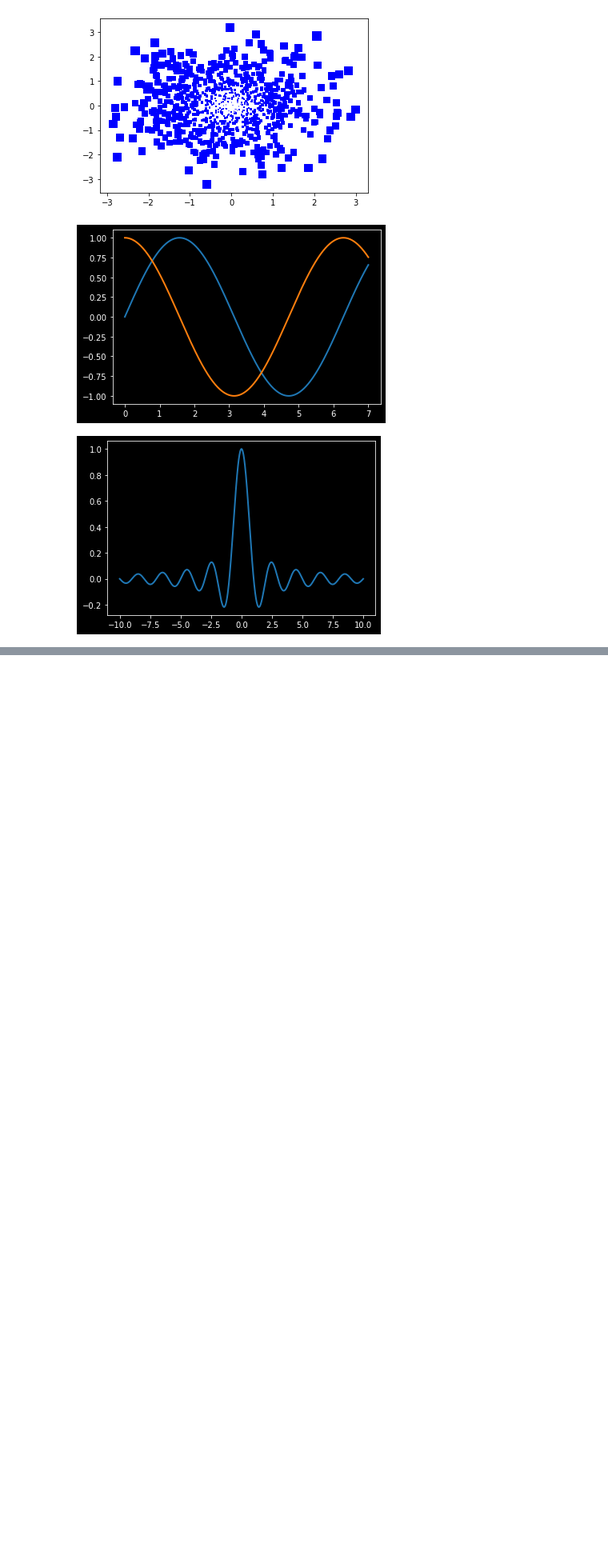
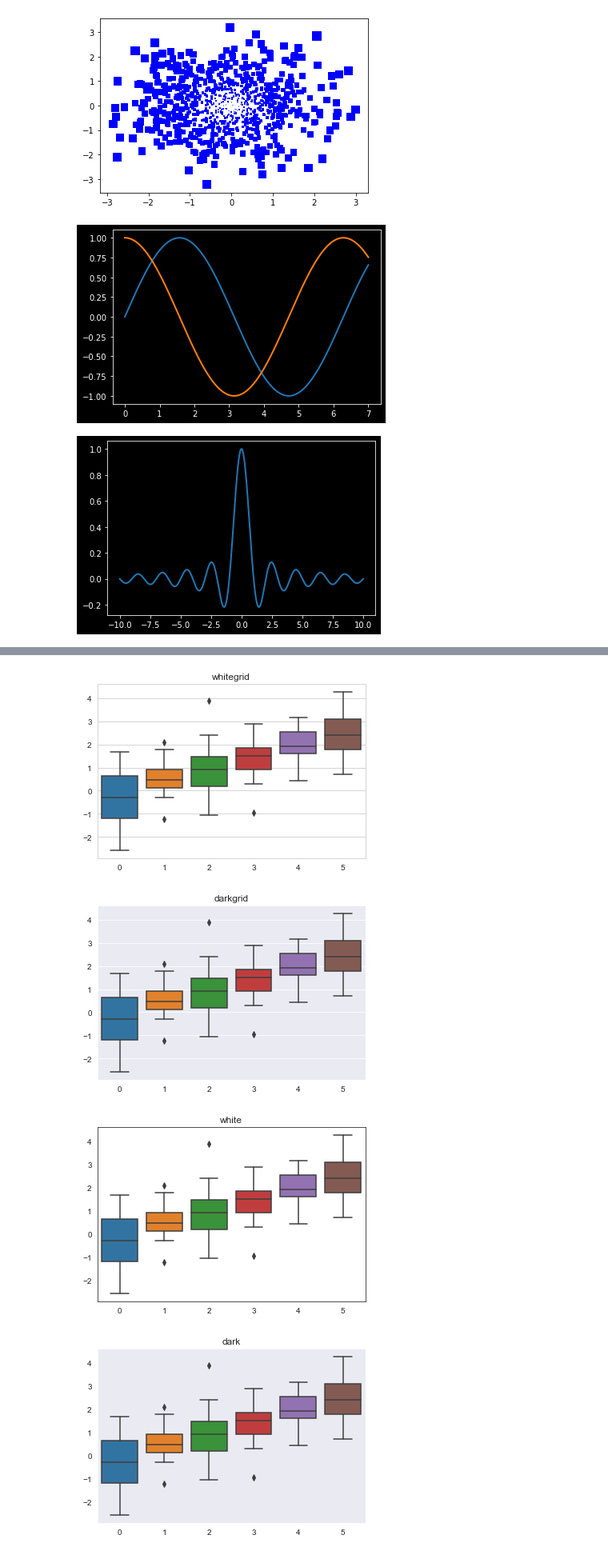
Before and after one commit to EdGlez/Data-visualization, a Jupyter notebook: For data visualization.ipynb, the cells around one changed output, grey strips where cells are left out. Shown: that part at 80% size. Cells and saved outputs as stored; diff of their text form; code cells hidden in the pictures; blank space fills up the shorter version.

Commit message:
Add examples with Seaborn

```diff
--- a/For data visualization.ipynb
+++ b/For data visualization.ipynb
@@ -265,0 +302,34 @@ plt.savefig('graph.png', c = 'k')
+# %%
+import seaborn as sns
+
+data = np.random.normal(size=(20, 6)) + np.arange(6) / 2
+
+sns.set_style("whitegrid")
+sns.boxplot(data=data)
+plt.title("whitegrid")
+plt.show()
+
+sns.set_style("darkgrid")
+sns.boxplot(data=data);
+plt.title("darkgrid")
+plt.show()
+
+sns.set_style("white")
+sns.boxplot(data=data);
+plt.title("white")
+plt.show()
+
+sns.set_style("dark")
+sns.boxplot(data=data);
+plt.title("dark")
+plt.show()
+
+sns.set_style("ticks")
+sns.boxplot(data=data);
+plt.title("ticks")
+plt.show()
+# %% [output]
+[figure, added]
+[figure, added]
+[figure, added]
+[figure, added]
```
Also changed, not shown: parts of 9 cells of this notebook.
